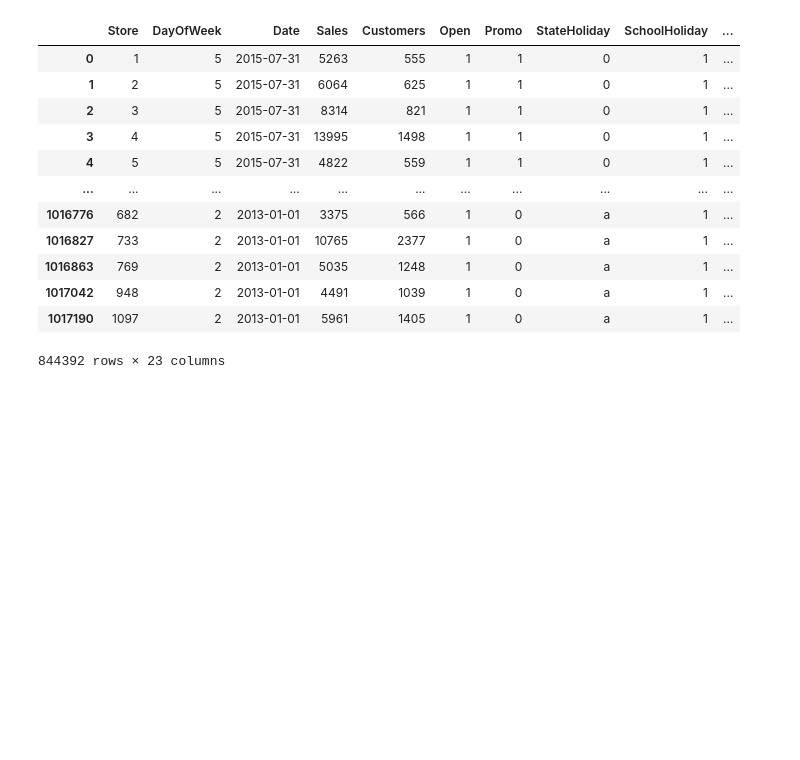
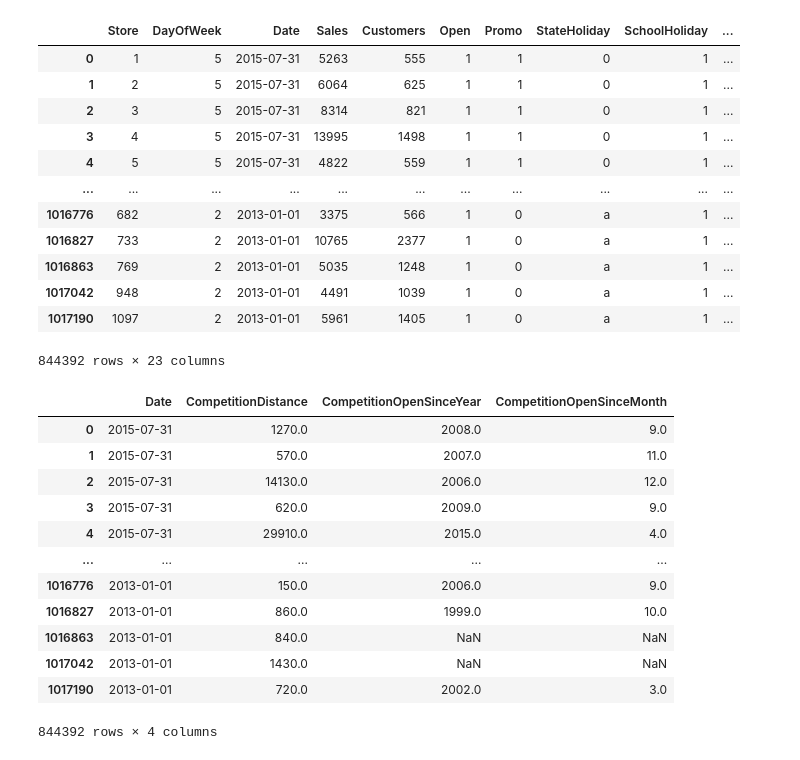
Before and after one commit to KennedyMungai/scikit-learn-course, a Jupyter notebook: gradient_boosting_machines_with_XGBoost_and_lightGBM.ipynb, the cells around one changed output. Drawn from its saved outputs; the diff is of its cells as text; code cells hidden in the pictures; blank space fills up the shorter version.

Commit message:
Shows some columns for the dataframe

```diff
--- a/gradient_boosting_machines_with_XGBoost_and_lightGBM.ipynb
+++ b/gradient_boosting_machines_with_XGBoost_and_lightGBM.ipynb
@@ -160,3 +160,19 @@ merged_df
 | 1017042 | 948 | 2 | 2013-01-01 | 4491 | 1039 | 1 | 0 | a | 1 | ... |
 | 1017190 | 1097 | 2 | 2013-01-01 | 5961 | 1405 | 1 | 0 | a | 1 | ... |
 844392 rows × 23 columns
+# %%
+merged_df[['Date', 'CompetitionDistance', 'CompetitionOpenSinceYear', 'CompetitionOpenSinceMonth']]
+# %% [output]
+|  | Date | CompetitionDistance | CompetitionOpenSinceYear | CompetitionOpenSinceMonth |
+| 0 | 2015-07-31 | 1270.0 | 2008.0 | 9.0 |
+| 1 | 2015-07-31 | 570.0 | 2007.0 | 11.0 |
+| 2 | 2015-07-31 | 14130.0 | 2006.0 | 12.0 |
+| 3 | 2015-07-31 | 620.0 | 2009.0 | 9.0 |
+| 4 | 2015-07-31 | 29910.0 | 2015.0 | 4.0 |
+| ... | ... | ... | ... | ... |
+| 1016776 | 2013-01-01 | 150.0 | 2006.0 | 9.0 |
+| 1016827 | 2013-01-01 | 860.0 | 1999.0 | 10.0 |
+| 1016863 | 2013-01-01 | 840.0 | NaN | NaN |
+| 1017042 | 2013-01-01 | 1430.0 | NaN | NaN |
+| 1017190 | 2013-01-01 | 720.0 | 2002.0 | 3.0 |
+844392 rows × 4 columns
```
